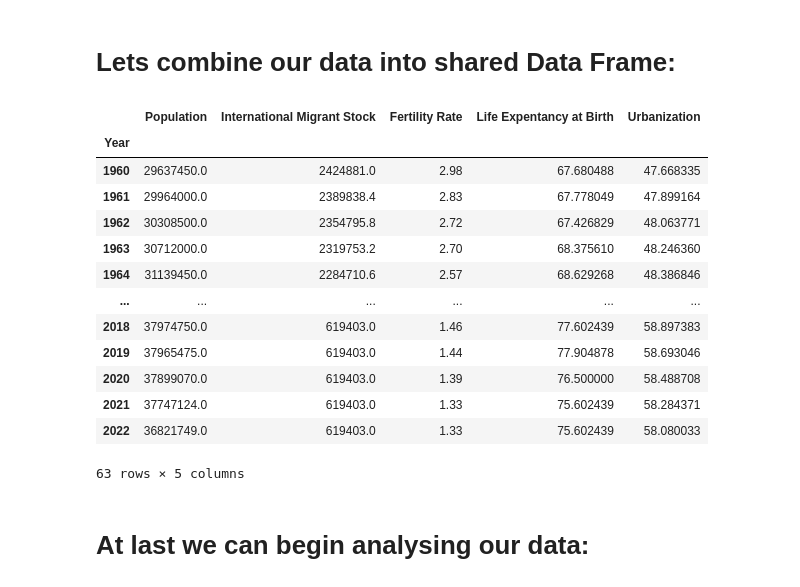
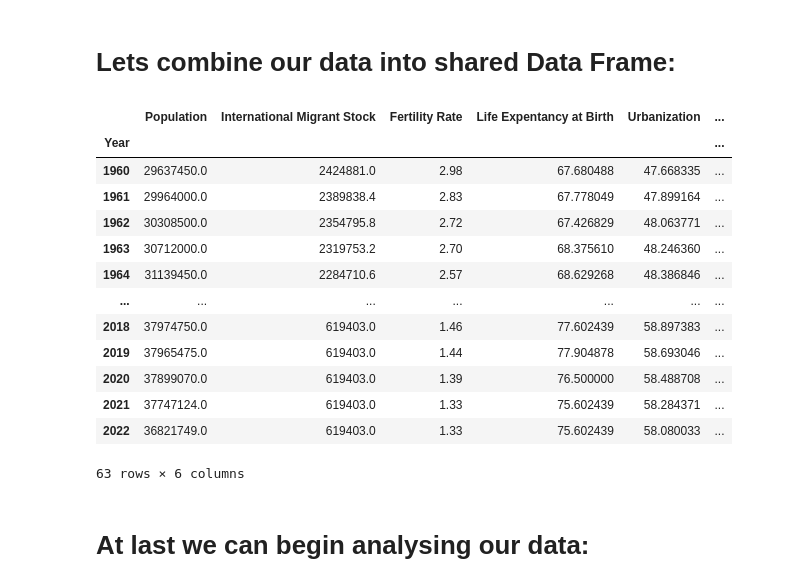
Before and after one commit to coolka1234/scikit-learn-poland-demography, a Jupyter notebook: demografia_polski.ipynb, the cells around one changed output. Drawn from its saved outputs; the diff is of its cells as text; code cells hidden in the pictures.

```diff
--- a/demografia_polski.ipynb
+++ b/demografia_polski.ipynb
@@ -257,0 +261,5 @@ plt.savefig('polish_urbanization.png')
+# %%
+pop_change = polish_population_df.pct_change(periods=5)
+pop_change = pop_change.fillna(0)
+pop_change = pop_change.rename(columns={'Population': 'Population Change'})
+print(pop_change.to_string())
@@ -258,27 +284,27 @@ plt.savefig('polish_urbanization.png')
 # %% [markdown]
 # Lets combine our data into shared Data Frame:
 # %%
-final_data=pd.concat([polish_population_df,polish_migrant_stock,polish_fertility_rate,polish_life_expentancy, polish_urbanization],axis=1)
+final_data=pd.concat([polish_population_df,polish_migrant_stock,polish_fertility_rate,polish_life_expentancy, polish_urbanization, pop_change],axis=1)
 final_data.reset_index(level=0, inplace=True)
 final_data.rename(columns={'index': 'Year'}, inplace=True)
 final_data.set_index('Year', inplace=True)
 final_data.style.hide(axis="index")
 final_data
 # %% [output]
-|  | Population | International Migrant Stock | Fertility Rate | Life Expentancy at Birth | Urbanization |
-| Year |  |  |  |  |  |
-| 1960 | 29637450.0 | 2424881.0 | 2.98 | 67.680488 | 47.668335 |
-| 1961 | 29964000.0 | 2389838.4 | 2.83 | 67.778049 | 47.899164 |
-| 1962 | 30308500.0 | 2354795.8 | 2.72 | 67.426829 | 48.063771 |
-| 1963 | 30712000.0 | 2319753.2 | 2.70 | 68.375610 | 48.246360 |
-| 1964 | 31139450.0 | 2284710.6 | 2.57 | 68.629268 | 48.386846 |
-| ... | ... | ... | ... | ... | ... |
-| 2018 | 37974750.0 | 619403.0 | 1.46 | 77.602439 | 58.897383 |
-| 2019 | 37965475.0 | 619403.0 | 1.44 | 77.904878 | 58.693046 |
-| 2020 | 37899070.0 | 619403.0 | 1.39 | 76.500000 | 58.488708 |
-| 2021 | 37747124.0 | 619403.0 | 1.33 | 75.602439 | 58.284371 |
-| 2022 | 36821749.0 | 619403.0 | 1.33 | 75.602439 | 58.080033 |
+|  | Population | International Migrant Stock | Fertility Rate | Life Expentancy at Birth | Urbanization | ... |
+| Year |  |  |  |  |  | ... |
+| 1960 | 29637450.0 | 2424881.0 | 2.98 | 67.680488 | 47.668335 | ... |
+| 1961 | 29964000.0 | 2389838.4 | 2.83 | 67.778049 | 47.899164 | ... |
+| 1962 | 30308500.0 | 2354795.8 | 2.72 | 67.426829 | 48.063771 | ... |
+| 1963 | 30712000.0 | 2319753.2 | 2.70 | 68.375610 | 48.246360 | ... |
+| 1964 | 31139450.0 | 2284710.6 | 2.57 | 68.629268 | 48.386846 | ... |
+| ... | ... | ... | ... | ... | ... | ... |
+| 2018 | 37974750.0 | 619403.0 | 1.46 | 77.602439 | 58.897383 | ... |
+| 2019 | 37965475.0 | 619403.0 | 1.44 | 77.904878 | 58.693046 | ... |
+| 2020 | 37899070.0 | 619403.0 | 1.39 | 76.500000 | 58.488708 | ... |
+| 2021 | 37747124.0 | 619403.0 | 1.33 | 75.602439 | 58.284371 | ... |
+| 2022 | 36821749.0 | 619403.0 | 1.33 | 75.602439 | 58.080033 | ... |
-63 rows × 5 columns
+63 rows × 6 columns
 # %% [markdown]
 # At last we can begin analysing our data:
 # %% [markdown]
```
Also changed, not shown: parts of 4 cells of this notebook, 2 other files.
